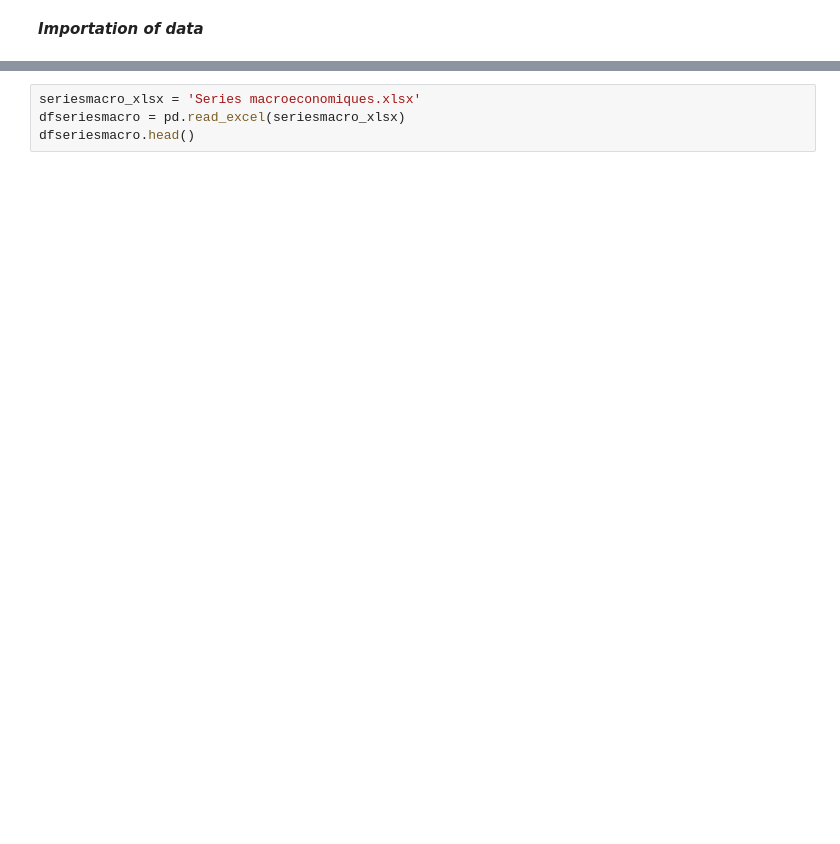
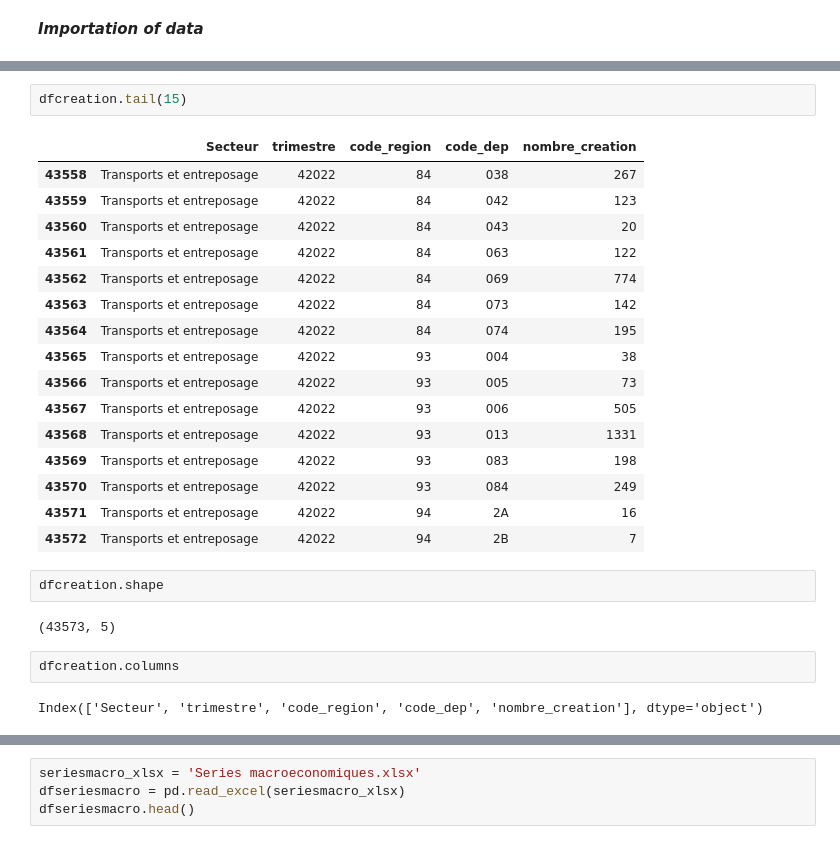
Before and after one commit to SamyaAmernis/DRiM-Challenge, a Jupyter notebook: data.ipynb, the cells around one changed output, grey strips where cells are left out. Drawn from its saved outputs; the diff is of its cells as text; blank space fills up the shorter version.

Commit message:
Data manipulation à suivre (trimestres à ordonner)

```diff
--- a/data.ipynb
+++ b/data.ipynb
@@ -14,0 +24,27 @@ dfcreation.head()
+# %%
+dfcreation.tail(15)
+# %% [output]
+|  | Secteur | trimestre | code_region | code_dep | nombre_creation |
+| 43558 | Transports et entreposage | 42022 | 84 | 038 | 267 |
+| 43559 | Transports et entreposage | 42022 | 84 | 042 | 123 |
+| 43560 | Transports et entreposage | 42022 | 84 | 043 | 20 |
+| 43561 | Transports et entreposage | 42022 | 84 | 063 | 122 |
+| 43562 | Transports et entreposage | 42022 | 84 | 069 | 774 |
+| 43563 | Transports et entreposage | 42022 | 84 | 073 | 142 |
+| 43564 | Transports et entreposage | 42022 | 84 | 074 | 195 |
+| 43565 | Transports et entreposage | 42022 | 93 | 004 | 38 |
+| 43566 | Transports et entreposage | 42022 | 93 | 005 | 73 |
+| 43567 | Transports et entreposage | 42022 | 93 | 006 | 505 |
+| 43568 | Transports et entreposage | 42022 | 93 | 013 | 1331 |
+| 43569 | Transports et entreposage | 42022 | 93 | 083 | 198 |
+| 43570 | Transports et entreposage | 42022 | 93 | 084 | 249 |
+| 43571 | Transports et entreposage | 42022 | 94 | 2A | 16 |
+| 43572 | Transports et entreposage | 42022 | 94 | 2B | 7 |
+# %%
+dfcreation.shape
+# %% [output]
+(43573, 5)
+# %%
+dfcreation.columns
+# %% [output]
+Index(['Secteur', 'trimestre', 'code_region', 'code_dep', 'nombre_creation'], dtype='object')
```
Also changed, not shown: parts of 13 cells of this notebook.
